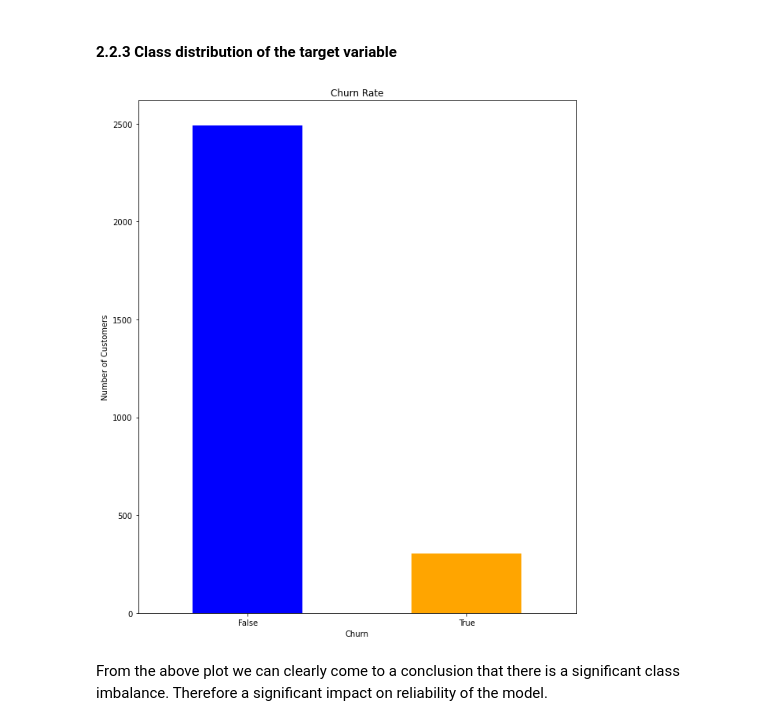
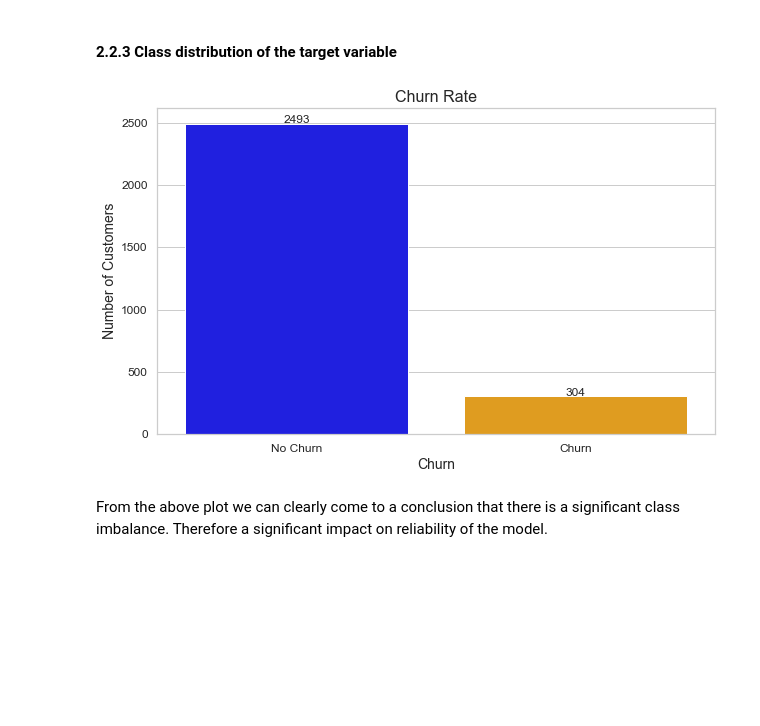
Before and after one commit to SpencerLugalia/Phase-3-Project, a Jupyter notebook: index.ipynb, the cells around one changed output. Saved outputs shown, nothing was run; the diff lists cells and outputs as text; code cells hidden in the pictures; blank space fills up the shorter version.

```diff
--- a/index.ipynb
+++ b/index.ipynb
@@ -346,18 +340,28 @@ plt.show()
 # %% [markdown]
 #### 2.2.3 Class distribution of the target variable
 # %%
-# count the values of the churn column
-churn_count = df['churn']. value_counts()
-# plot the bar chart
-plt.figure(figsize=(10,12))
-churn_count.plot(kind="bar",color=["blue", "orange"])
-plt.title ('Churn Rate')
-plt.xlabel("Churn")
-plt.ylabel('Number of Customers')
-plt.xticks(ticks=[0,1], labels=['False', "True"], rotation=0)
+# Count the values of the churn column
+churn_count = df['churn'].value_counts()
+
+# Plot the bar chart
+plt.figure(figsize=(10, 6))
+sns.set(style="whitegrid")
+ax = sns.barplot(x=churn_count.index, y=churn_count.values, palette=["blue", "orange"])
+
+# Add titles and labels
+plt.title('Churn Rate', fontsize=16)
+plt.xlabel('Churn', fontsize=14)
+plt.ylabel('Number of Customers', fontsize=14)
+plt.xticks(ticks=[0, 1], labels=['No Churn', 'Churn'], fontsize=12)
+plt.yticks(fontsize=12)
+
+# Display the count values on top of the bars
+for i, count in enumerate(churn_count.values):
+    ax.text(i, count + 5, str(count), ha='center', fontsize=12)
+
 plt.show()
 # %% [output]
-[figure, old version]
+[figure, new version]
 # %% [markdown]
 From the above plot we can clearly come to a conclusion that there is a significant class imbalance. Therefore a significant impact on reliability of the model.
 # %% [markdown]
```
Also changed, not shown: parts of 16 cells of this notebook.
